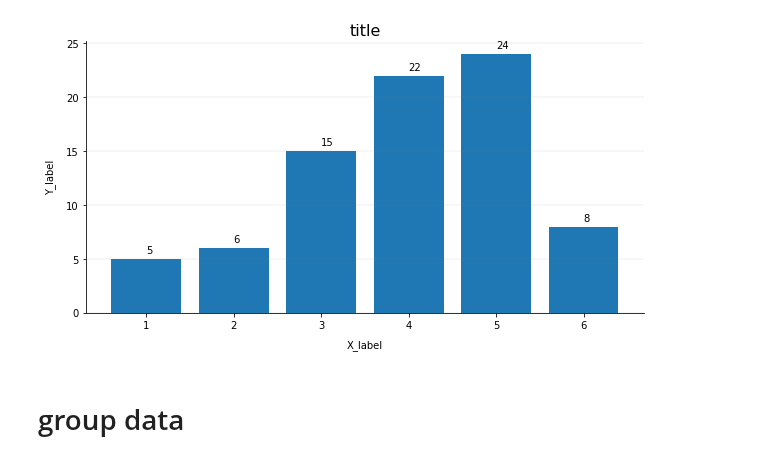
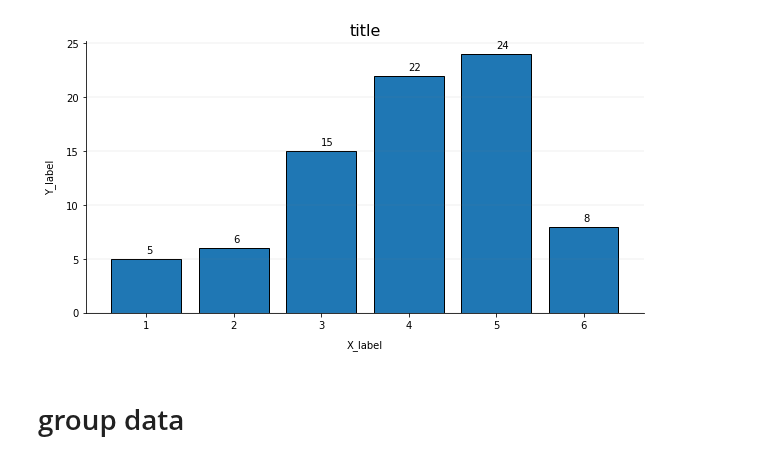
Before and after one commit to myang29/Diagram-Template, a Jupyter notebook: Bar_chart_matplotlib.ipynb, the cells around one changed output. Drawn from its saved outputs; the diff is of its cells as text; code cells hidden in the pictures.

```diff
--- a/Bar_chart_matplotlib.ipynb
+++ b/Bar_chart_matplotlib.ipynb
@@ -1,49 +1,58 @@
 # %%
+
 import matplotlib.pyplot as plt
 import pandas as pd
 import numpy as np
 import seaborn as sns
+import configparser
+
+cf = configparser.ConfigParser()
+cf.read("parameter.conf")
+
 
 df1 = pd.DataFrame({'X':['1', '2', '3', '4', '5', '6'],
                     'Y': [5, 6, 15, 22, 24, 8]})
 
 
-fig, ax = plt.subplots(figsize=(10,5))
-
-plt.bar('X', 'Y', data = df1, edgecolor=None)
+# font setting
+font = {'fontsize': cf['font']['fontsize'],
+        'fontweight' : cf['font']['fontweight'],
+        'family' : cf['font']['family'],   # font family, default is DejaVu Sans
+        'verticalalignment' : cf['font']['verticalalignment'],   # 'top', 'bottom', 'center', 'baseline'
+        'horizontalalignment' : cf['font']['horizontalalignment']  # 'center', 'right', 'left'
+       }
 
 
-# font setting
-font = {'fontsize':16,
-        'fontweight' : 20,
-        'family': 'DejaVu Sans',          # font family, default is DejaVu Sans
-        'verticalalignment': 'center',    # 'top', 'bottom', 'center', 'baseline'
-        'horizontalalignment': 'center'}  # 'center', 'right', 'left'
+FigSize = tuple([float(i) for i in cf['DEFAULT']['figsize'][1:-1].split(",")])
+fig, ax = plt.subplots(figsize=FigSize)
+
+plt.bar('X', 'Y', data = df1, edgecolor=cf['bar']['edge_color'])
+
 
 # title
-plt.title("title", font, loc='center', pad=10)
+plt.title("title", font, loc=cf['title']['location'], pad=float(cf['title']['pad']))
 
 
 # labelpad: Spacing in points between the label and the x-axis.
-plt.xlabel('X_label', labelpad=10)
-plt.ylabel('Y_label', labelpad=10)
+plt.xlabel('X_label', labelpad=float(cf['label']['labelpad']))
+plt.ylabel('Y_label', labelpad=float(cf['label']['labelpad']))
 
 # removing top and right borders
 ax.spines['top'].set_visible(False)
 ax.spines['right'].set_visible(False)
 
 # background grid setting
-ax.yaxis.grid(color ='grey', linewidth=0.2, alpha=0.6) # alpha: soft color
+ax.yaxis.grid(color =cf['grid']['color'] , linewidth=float(cf['grid']['linewidth']), alpha=float(cf['grid']['alpha'])) # alpha: soft color
 
 
 # present number on graph
 for x, v in enumerate(list(df1['X'].values)):
     plt.text(x, df1['Y'].values.tolist()[x]+0.5, str(df1['Y'].values.tolist()[x]), color='black')
 
 
 plt.show()
 # %% [output]
-[figure, old version]
+[figure, new version]
 # %% [markdown]
 # group data
 # %%
```
Also changed, not shown: parts of 3 cells of this notebook, 30 other files.
